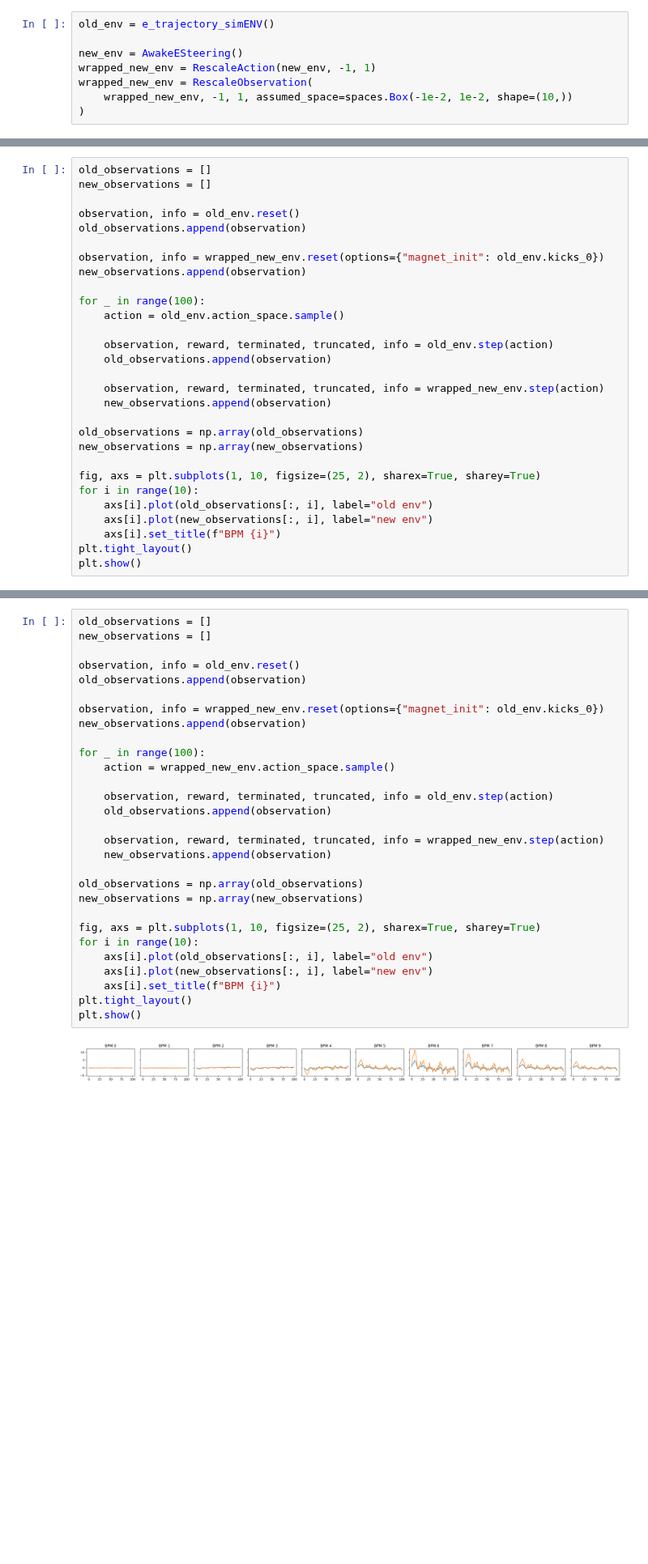
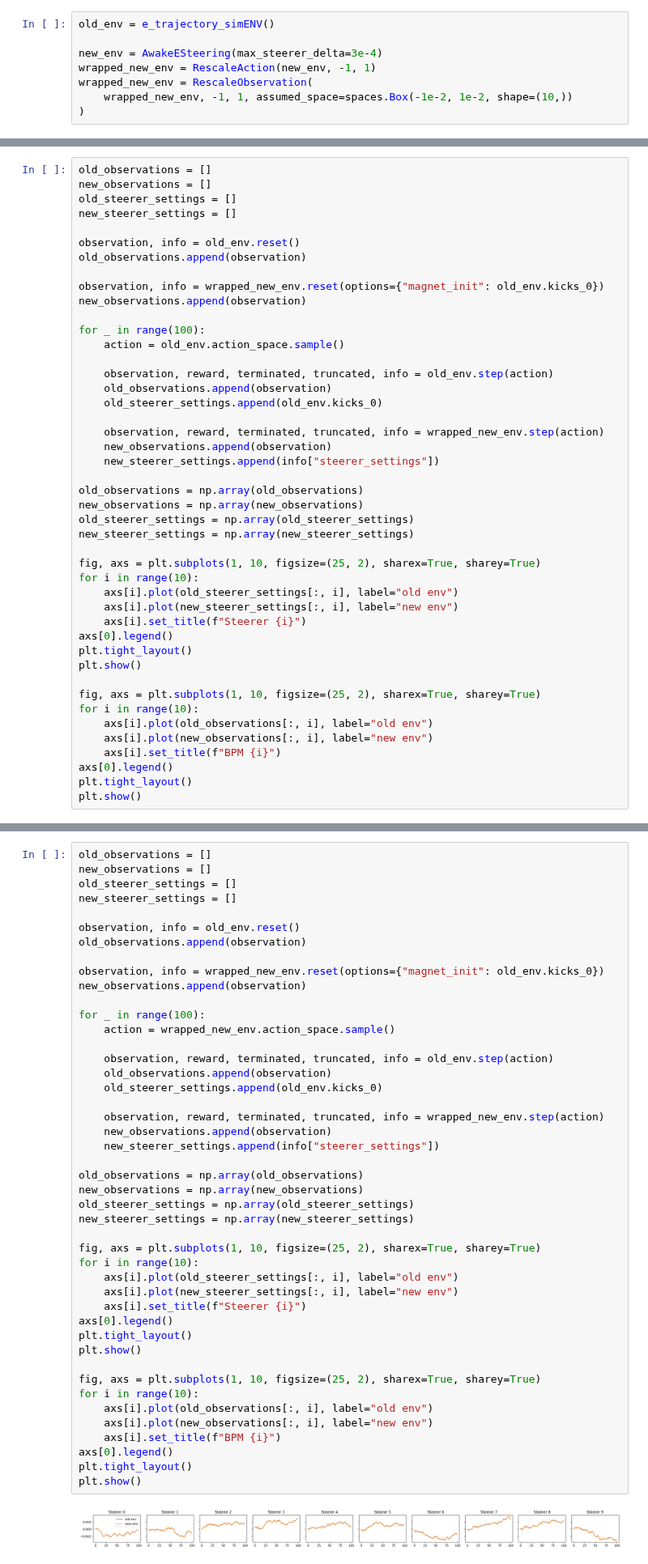
Before and after one commit to RL4AA/rl4aa24-tutorial, a Jupyter notebook: notebooks/compare_vanilla.ipynb, the cells around one changed output, grey strips where cells are left out. Shown at 81% size. Saved outputs shown, nothing was run; the diff lists cells and outputs as text; blank space fills up the shorter version.

```diff
--- a/notebooks/compare_vanilla.ipynb
+++ b/notebooks/compare_vanilla.ipynb
@@ -17,7 +17,7 @@ from src.wrappers import RescaleObservation
 # %%
 old_env = e_trajectory_simENV()
 
-new_env = AwakeESteering()
+new_env = AwakeESteering(max_steerer_delta=3e-4)
 wrapped_new_env = RescaleAction(new_env, -1, 1)
 wrapped_new_env = RescaleObservation(
     wrapped_new_env, -1, 1, assumed_space=spaces.Box(-1e-2, 1e-2, shape=(10,))
@@ -127,6 +133,8 @@ plt.show()
 # %%
 old_observations = []
 new_observations = []
+old_steerer_settings = []
+new_steerer_settings = []
 
 observation, info = old_env.reset()
 old_observations.append(observation)
@@ -139,18 +147,32 @@ for _ in range(100):
 
     observation, reward, terminated, truncated, info = old_env.step(action)
     old_observations.append(observation)
+    old_steerer_settings.append(old_env.kicks_0)
 
     observation, reward, terminated, truncated, info = wrapped_new_env.step(action)
     new_observations.append(observation)
+    new_steerer_settings.append(info["steerer_settings"])
 
 old_observations = np.array(old_observations)
 new_observations = np.array(new_observations)
+old_steerer_settings = np.array(old_steerer_settings)
+new_steerer_settings = np.array(new_steerer_settings)
+
+fig, axs = plt.subplots(1, 10, figsize=(25, 2), sharex=True, sharey=True)
+for i in range(10):
+    axs[i].plot(old_steerer_settings[:, i], label="old env")
+    axs[i].plot(new_steerer_settings[:, i], label="new env")
+    axs[i].set_title(f"Steerer {i}")
+axs[0].legend()
+plt.tight_layout()
+plt.show()
 
 fig, axs = plt.subplots(1, 10, figsize=(25, 2), sharex=True, sharey=True)
 for i in range(10):
     axs[i].plot(old_observations[:, i], label="old env")
     axs[i].plot(new_observations[:, i], label="new env")
     axs[i].set_title(f"BPM {i}")
+axs[0].legend()
 plt.tight_layout()
 plt.show()
 # %% [output]
@@ -158,31 +181,47 @@ plt.show()
 # %%
 old_observations = []
 new_observations = []
+old_steerer_settings = []
+new_steerer_settings = []
 
 observation, info = old_env.reset()
 old_observations.append(observation)
 
 observation, info = wrapped_new_env.reset(options={"magnet_init": old_env.kicks_0})
 new_observations.append(observation)
 
 for _ in range(100):
     action = wrapped_new_env.action_space.sample()
 
     observation, reward, terminated, truncated, info = old_env.step(action)
     old_observations.append(observation)
+    old_steerer_settings.append(old_env.kicks_0)
 
     observation, reward, terminated, truncated, info = wrapped_new_env.step(action)
     new_observations.append(observation)
+    new_steerer_settings.append(info["steerer_settings"])
 
 old_observations = np.array(old_observations)
 new_observations = np.array(new_observations)
+old_steerer_settings = np.array(old_steerer_settings)
+new_steerer_settings = np.array(new_steerer_settings)
+
+fig, axs = plt.subplots(1, 10, figsize=(25, 2), sharex=True, sharey=True)
+for i in range(10):
+    axs[i].plot(old_steerer_settings[:, i], label="old env")
+    axs[i].plot(new_steerer_settings[:, i], label="new env")
+    axs[i].set_title(f"Steerer {i}")
+axs[0].legend()
+plt.tight_layout()
+plt.show()
 
 fig, axs = plt.subplots(1, 10, figsize=(25, 2), sharex=True, sharey=True)
 for i in range(10):
     axs[i].plot(old_observations[:, i], label="old env")
     axs[i].plot(new_observations[:, i], label="new env")
     axs[i].set_title(f"BPM {i}")
+axs[0].legend()
 plt.tight_layout()
 plt.show()
 # %% [output]
-[figure, old version]
+[figure, new version]
```
Also changed, not shown: parts of 10 cells of this notebook, 4 other files.
